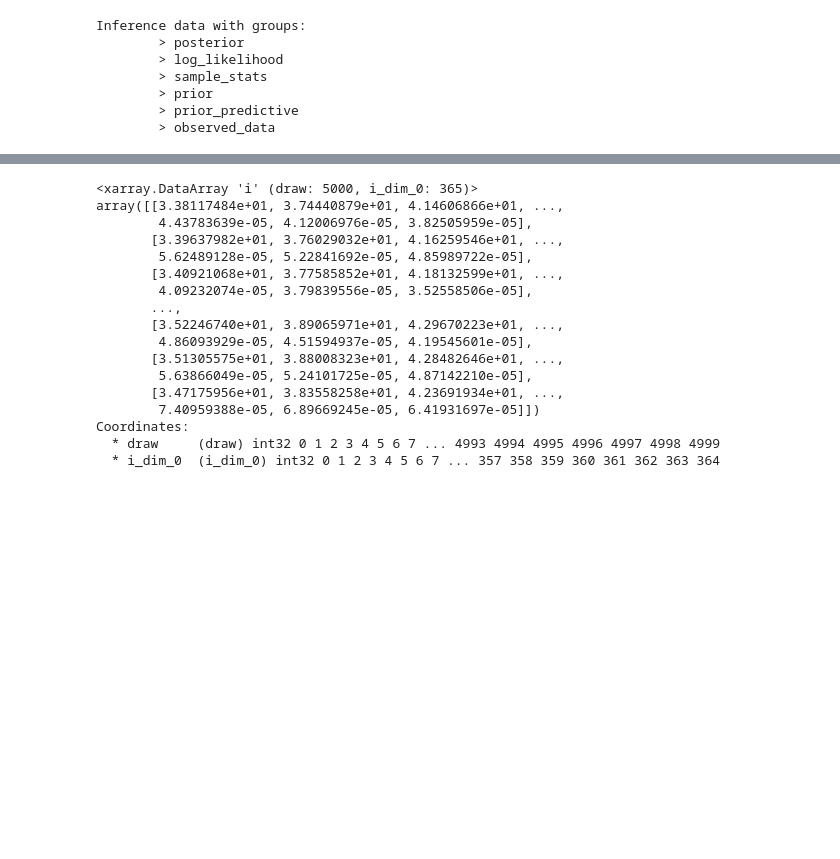
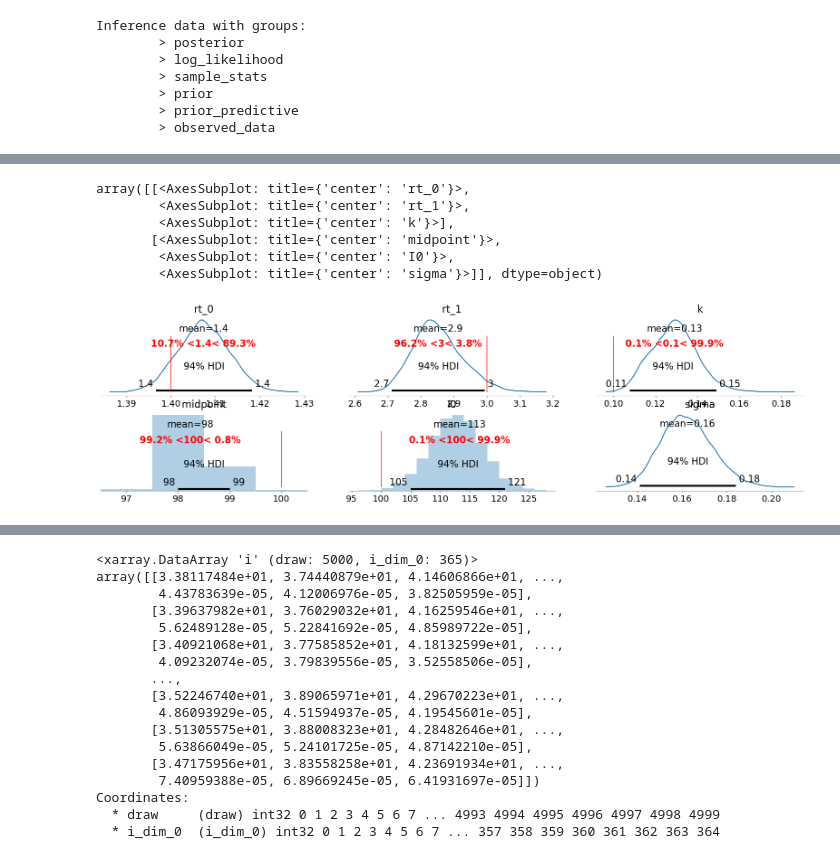
Before and after one commit to hwunrow/epykalman, a Jupyter notebook: src/sigmoid_mcmc_results.ipynb, the cells around one changed output, grey strips where cells are left out. Saved outputs shown, nothing was run; the diff lists cells and outputs as text; code cells hidden in the pictures; blank space fills up the shorter version.

```diff
--- a/src/sigmoid_mcmc_results.ipynb
+++ b/src/sigmoid_mcmc_results.ipynb
@@ -47,0 +55,17 @@ sir_model.plot_likelihood()
+# %%
+ref_val = {var: [{"ref_val": getattr(sir_model.data, var)}] for var in vars}
+az.plot_posterior(
+            sir_model.trace,
+            var_names=vars+['sigma'],
+            ref_val=ref_val,
+            ref_val_color='red',
+            figsize=(20, 5),
+            )
+# %% [output]
+array([[<AxesSubplot: title={'center': 'rt_0'}>,
+        <AxesSubplot: title={'center': 'rt_1'}>,
+        <AxesSubplot: title={'center': 'k'}>],
+       [<AxesSubplot: title={'center': 'midpoint'}>,
+        <AxesSubplot: title={'center': 'I0'}>,
+        <AxesSubplot: title={'center': 'sigma'}>]], dtype=object)
+[figure, added]
```
Also changed, not shown: parts of 17 cells of this notebook.
